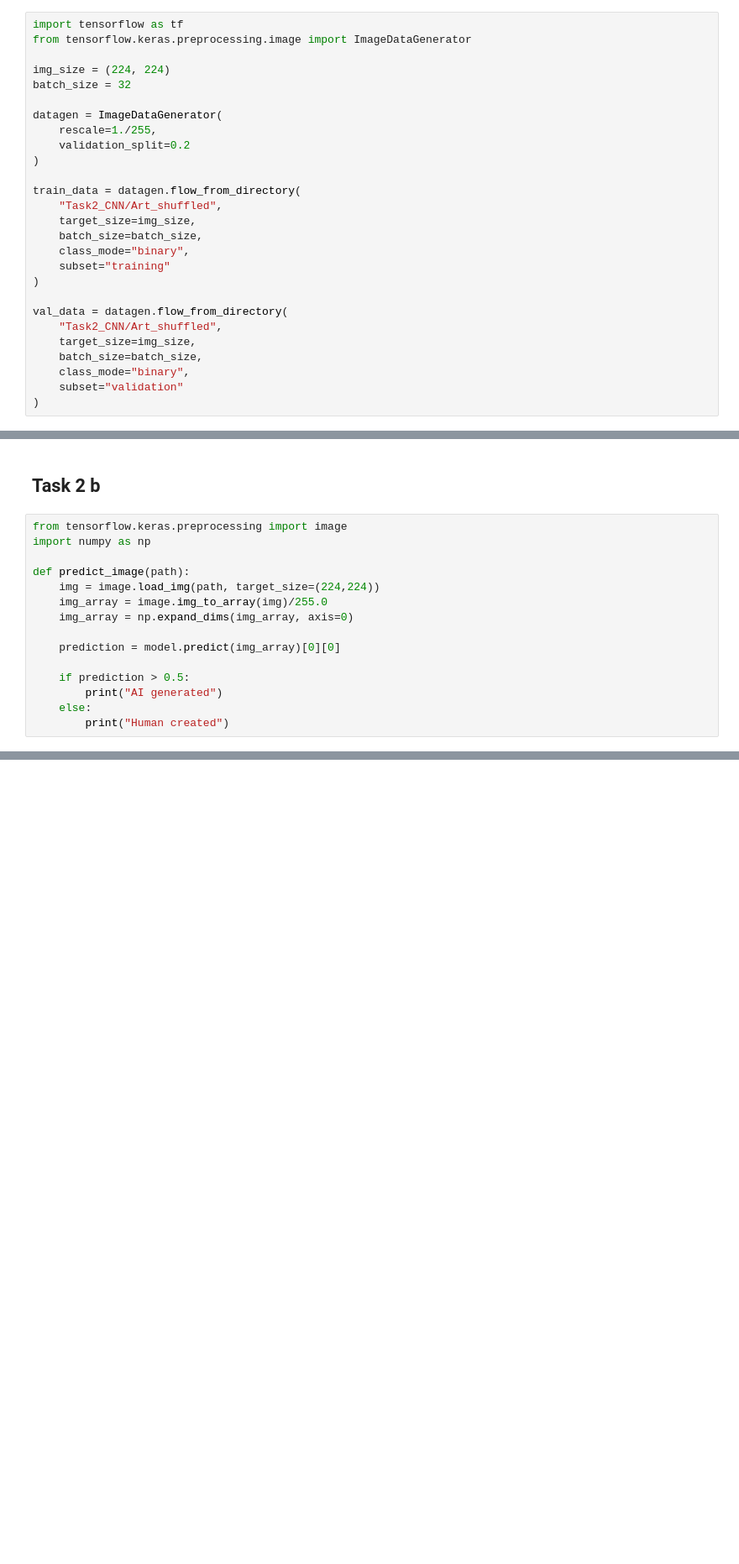
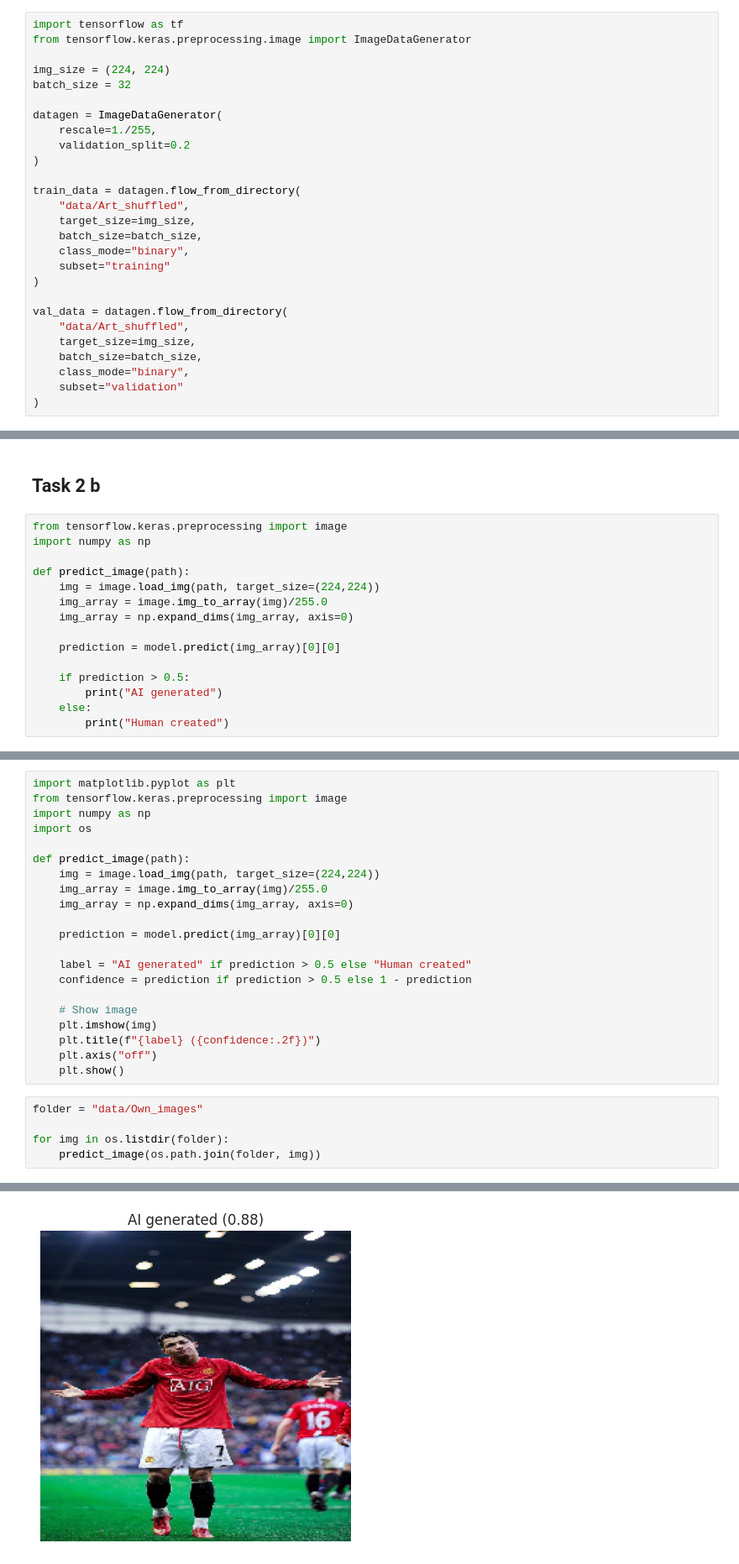
Before and after one commit to nicoholth/INFO284Semesterassignment, a Jupyter notebook: Task1_Sentiment/Task1_Sentiment.ipynb, the cells around one changed output, grey strips where cells are left out. Shown at 84% size. Cells and saved outputs as stored; diff of their text form; blank space fills up the shorter version.

```diff
--- a/Task1_Sentiment/Task1_Sentiment.ipynb
+++ b/Task1_Sentiment/Task1_Sentiment.ipynb
@@ -464,7 +446,7 @@ datagen = ImageDataGenerator(
 )
 
 train_data = datagen.flow_from_directory(
-    "Task2_CNN/Art_shuffled",
+    "data/Art_shuffled",
     target_size=img_size,
     batch_size=batch_size,
     class_mode="binary",
@@ -472,7 +454,7 @@ train_data = datagen.flow_from_directory(
 )
 
 val_data = datagen.flow_from_directory(
-    "Task2_CNN/Art_shuffled",
+    "data/Art_shuffled",
     target_size=img_size,
     batch_size=batch_size,
     class_mode="binary",
@@ -552,0 +543,27 @@ def predict_image(path):
+# %%
+import matplotlib.pyplot as plt
+from tensorflow.keras.preprocessing import image
+import numpy as np
+import os
+
+def predict_image(path):
+    img = image.load_img(path, target_size=(224,224))
+    img_array = image.img_to_array(img)/255.0
+    img_array = np.expand_dims(img_array, axis=0)
+
+    prediction = model.predict(img_array)[0][0]
+
+    label = "AI generated" if prediction > 0.5 else "Human created"
+    confidence = prediction if prediction > 0.5 else 1 - prediction
+
+    # Show image
+    plt.imshow(img)
+    plt.title(f"{label} ({confidence:.2f})")
+    plt.axis("off")
+    plt.show()
+# %%
+folder = "data/Own_images"
+
+for img in os.listdir(folder):
+    predict_image(os.path.join(folder, img))
+# %% [output]
@@ -552,0 +571 @@ def predict_image(path):
+[figure, added]
```
Also changed, not shown: parts of 27 cells of this notebook.
